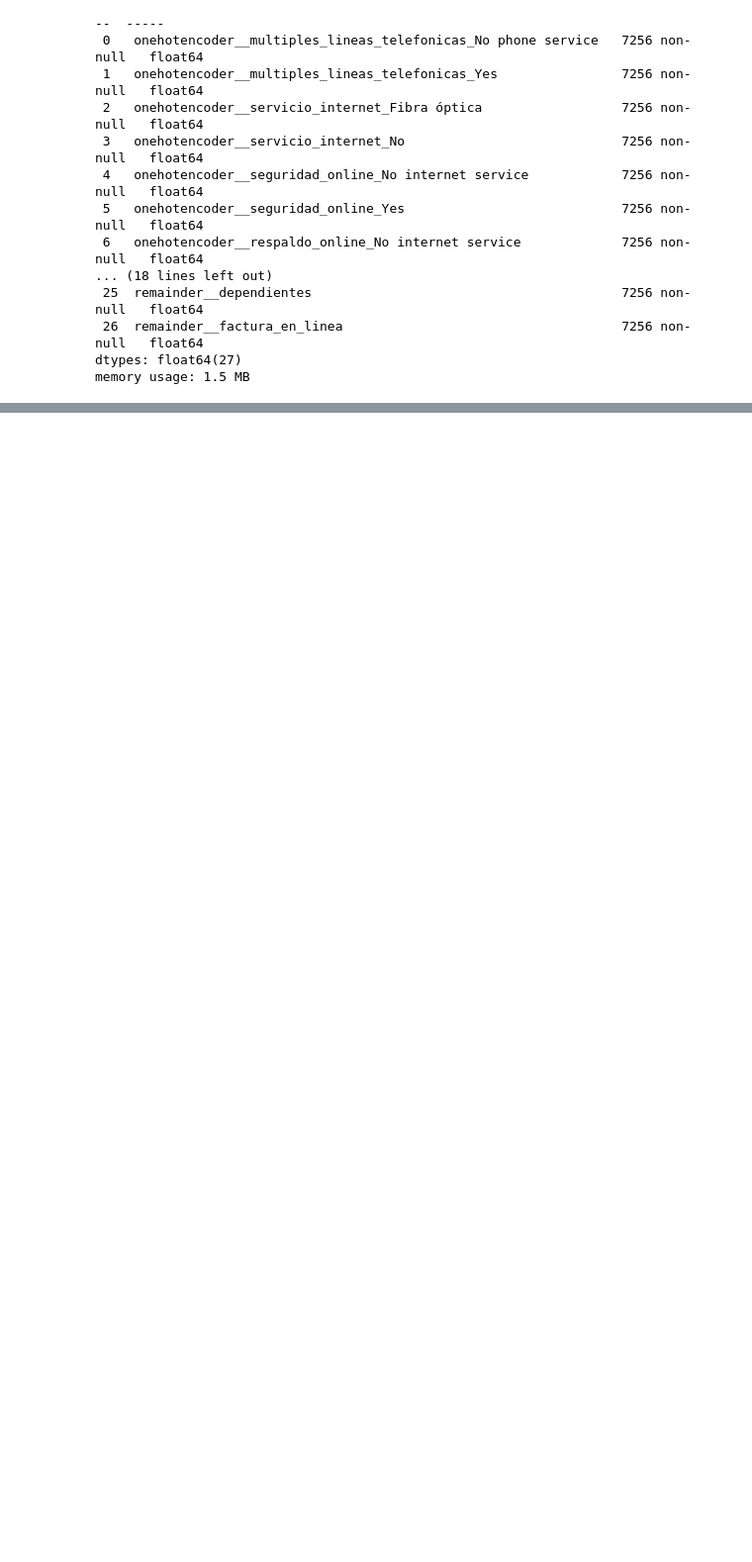
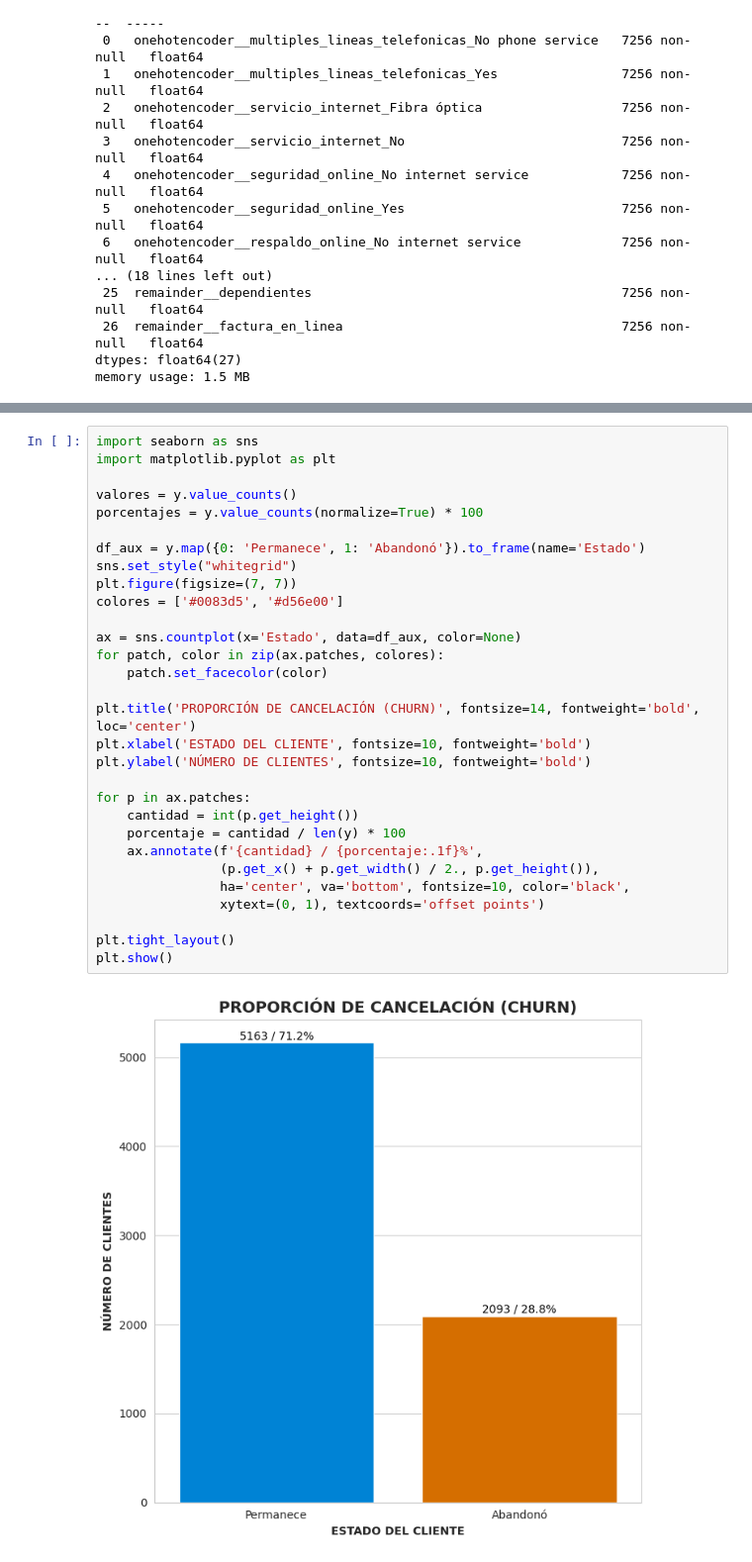
Before and after one commit to AlanGranea/Challenge-Telecom-X-Parte-2, a Jupyter notebook: Challenge_Telecom_X_Parte_2.ipynb, the cells around one changed output, grey strips where cells are left out. Shown at 99% size. Cells and saved outputs as stored; diff of their text form; blank space fills up the shorter version.

Commit message:
Verificación de la proporción de cancelación (churn)

```diff
--- a/Challenge_Telecom_X_Parte_2.ipynb
+++ b/Challenge_Telecom_X_Parte_2.ipynb
@@ -307,0 +310,32 @@ memory usage: 1.5 MB
+# %%
+import seaborn as sns
+import matplotlib.pyplot as plt
+
+valores = y.value_counts()
+porcentajes = y.value_counts(normalize=True) * 100
+
+df_aux = y.map({0: 'Permanece', 1: 'Abandonó'}).to_frame(name='Estado')
+sns.set_style("whitegrid")
+plt.figure(figsize=(7, 7))
+colores = ['#0083d5', '#d56e00']
+
+ax = sns.countplot(x='Estado', data=df_aux, color=None)
+for patch, color in zip(ax.patches, colores):
+    patch.set_facecolor(color)
+
+plt.title('PROPORCIÓN DE CANCELACIÓN (CHURN)', fontsize=14, fontweight='bold', loc='center')
+plt.xlabel('ESTADO DEL CLIENTE', fontsize=10, fontweight='bold')
+plt.ylabel('NÚMERO DE CLIENTES', fontsize=10, fontweight='bold')
+
+for p in ax.patches:
+    cantidad = int(p.get_height())
+    porcentaje = cantidad / len(y) * 100
+    ax.annotate(f'{cantidad} / {porcentaje:.1f}%',
+                (p.get_x() + p.get_width() / 2., p.get_height()),
+                ha='center', va='bottom', fontsize=10, color='black',
+                xytext=(0, 1), textcoords='offset points')
+
+plt.tight_layout()
+plt.show()
+# %% [output]
+[figure, added]
```
Also changed, not shown: parts of 1 cell of this notebook.
